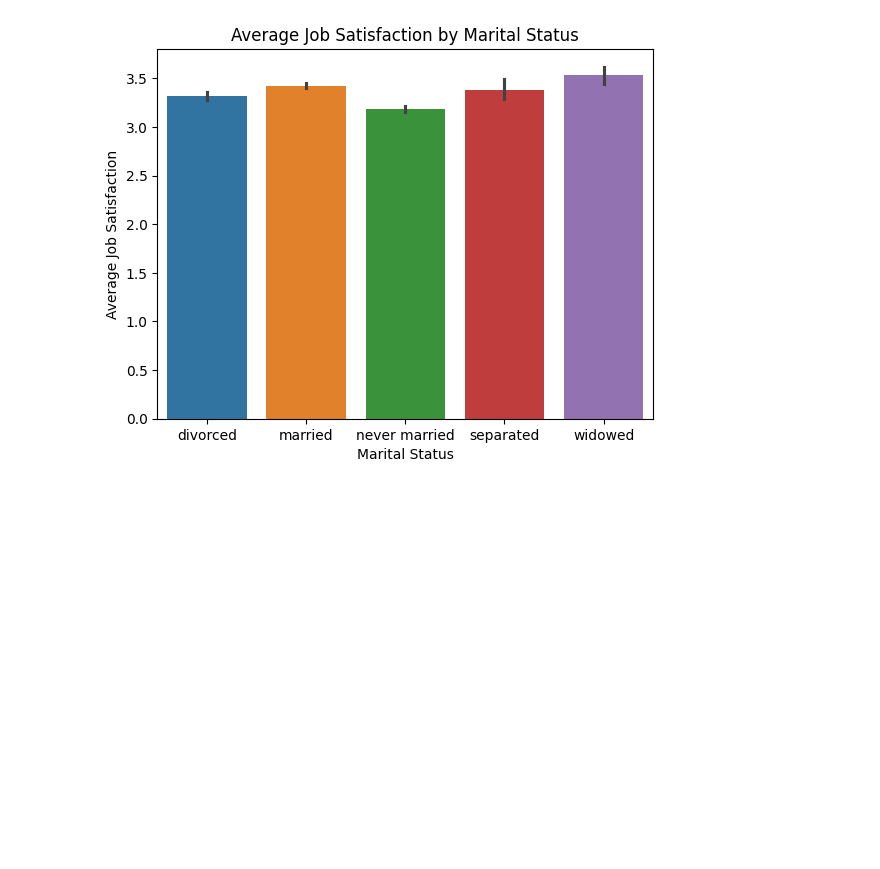
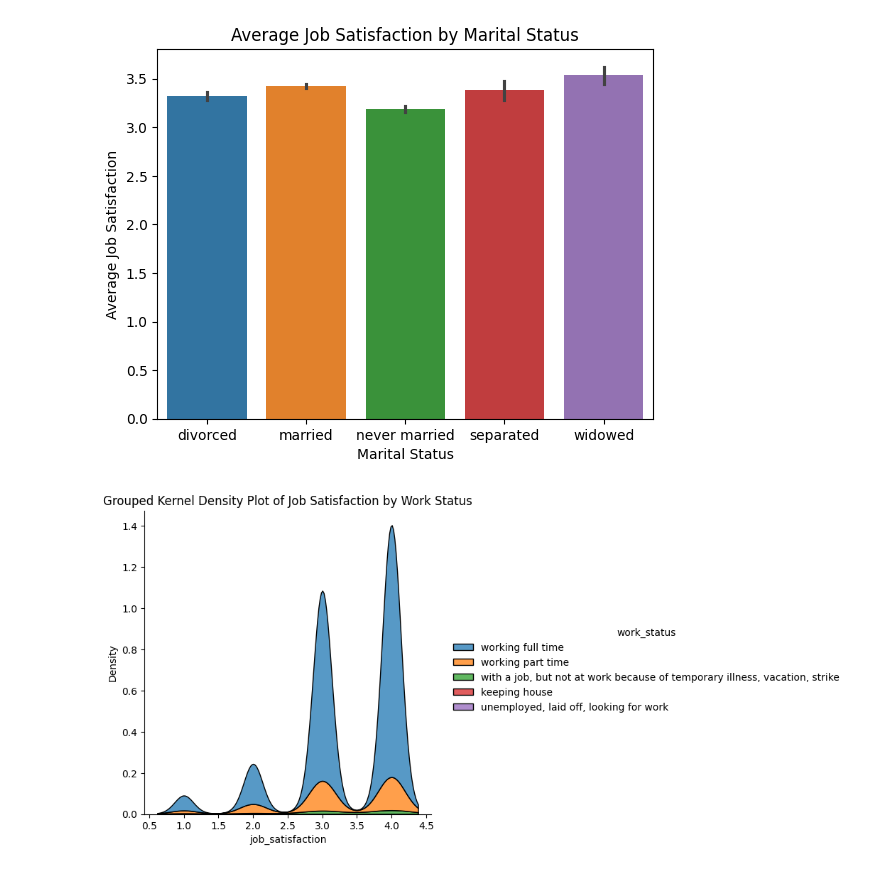
Before and after one commit to kirsten-fung/project_gss, a Jupyter notebook: graph_plot.ipynb, the cells around one changed output. Drawn from its saved outputs; the diff is of its cells as text; code cells hidden in the pictures; blank space fills up the shorter version.

```diff
--- a/graph_plot.ipynb
+++ b/graph_plot.ipynb
@@ -79,3 +80,9 @@ barplot_marital.set_ylabel('Average Job Satisfaction')
 plt.show()
 # %% [output]
 [figure]
+# %%
+sns.displot(data=df, x='job_satisfaction', hue='work_status', kind='kde', multiple='stack')
+plt.title('Grouped Kernel Density Plot of Job Satisfaction by Work Status')
+plt.show()
+# %% [output]
+[figure, added]
```
Also changed, not shown: parts of 6 cells of this notebook.
